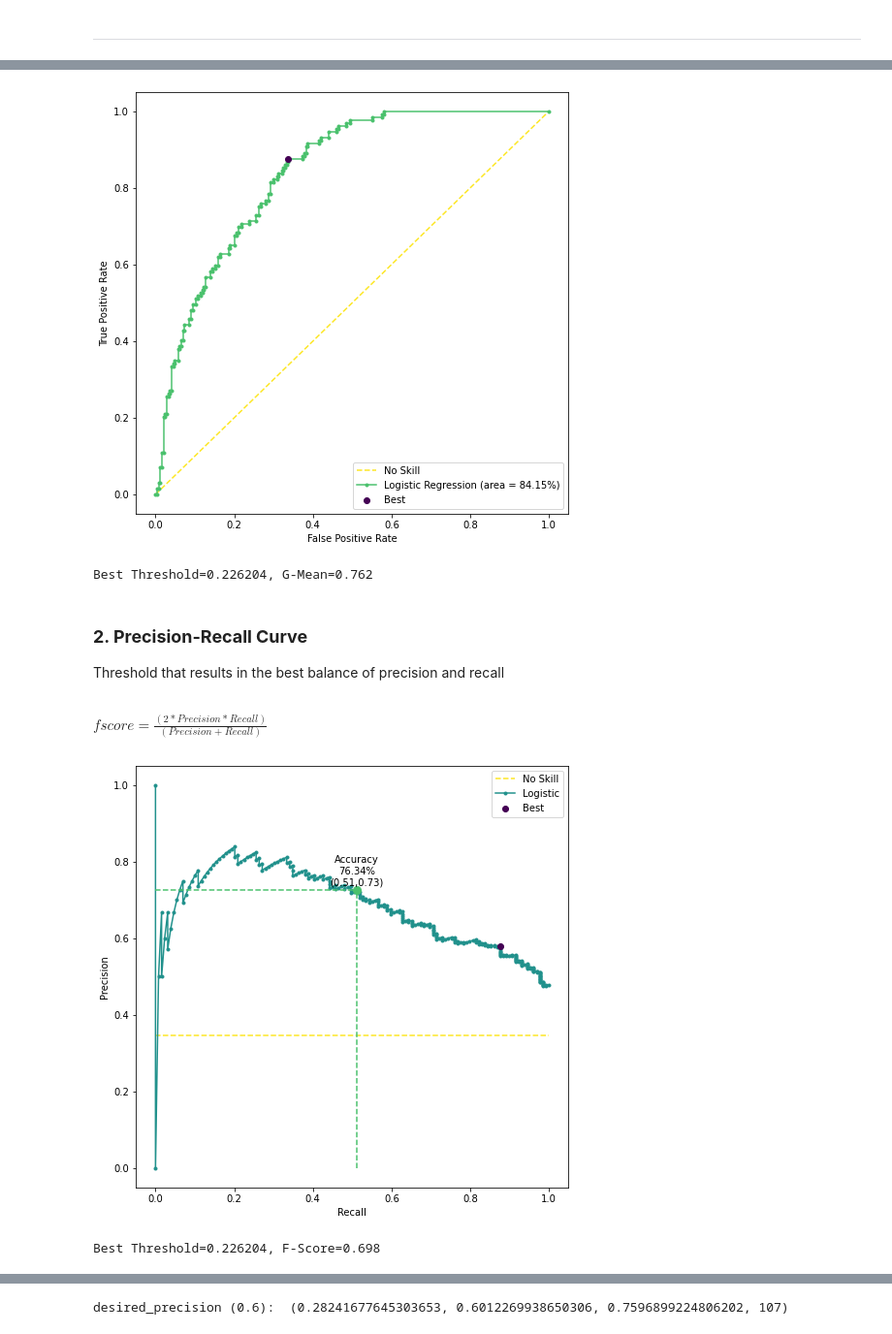
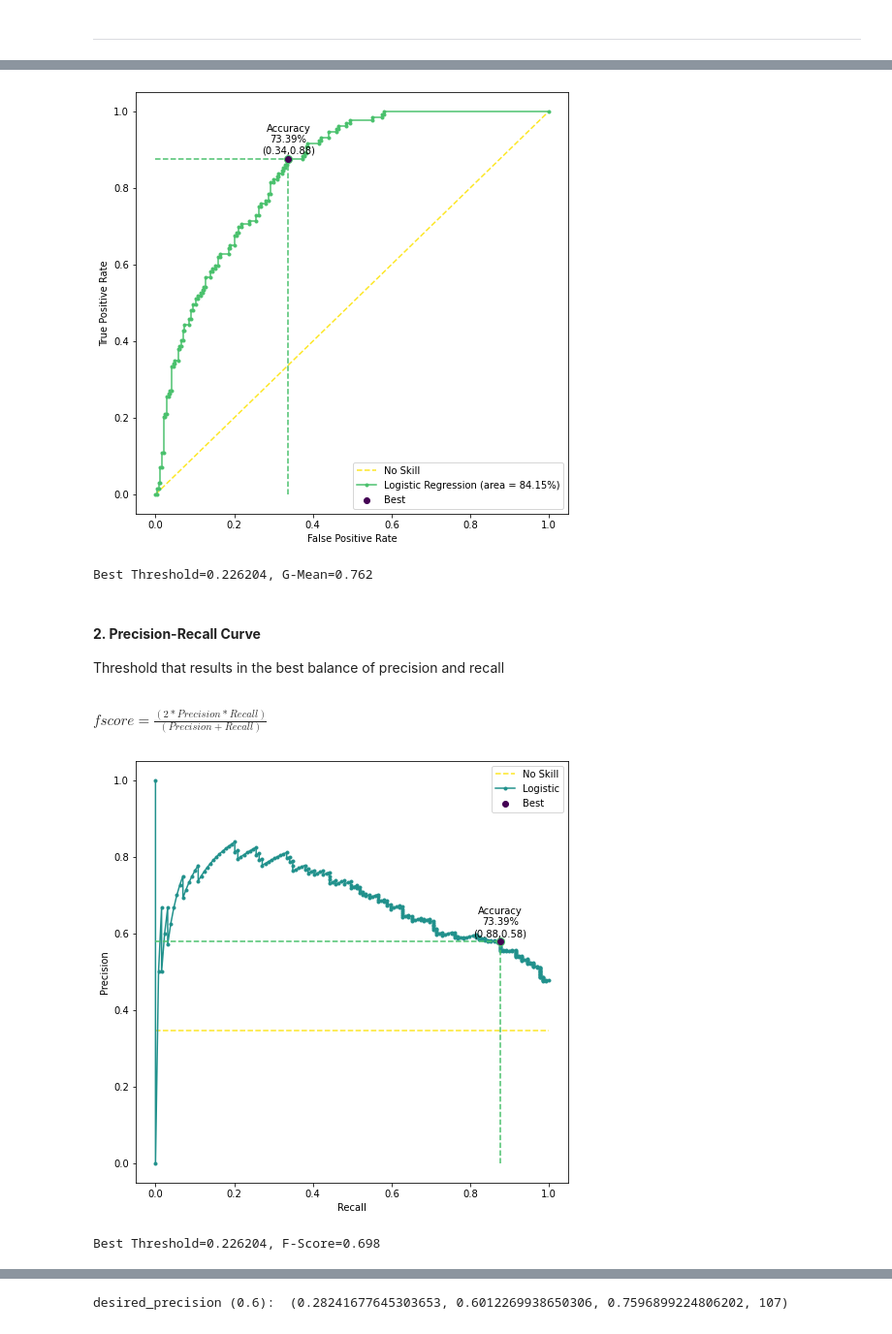
Before and after one commit to samuel-haddad/LogitReview, a Jupyter notebook: logit_model_review.ipynb, the cells around one changed output, grey strips where cells are left out. Shown at 97% size. Cells and saved outputs as stored; diff of their text form; code cells hidden in the pictures.

```diff
--- a/logit_model_review.ipynb
+++ b/logit_model_review.ipynb
@@ -407,9 +390,6 @@ Threshold with the optimal balance between false positive and true positive rate
 J = Sensitivity + Specifity - 1$ <br>
 $\quad \quad \quad \quad \quad \quad \quad \quad \quad \quad \quad \quad \quad \quad \quad \quad \quad \quad \quad \quad \quad = TruePositiveRate - FalsePositiveRate$
 # %%
-from numpy import sqrt
-from numpy import argmax
-
 # calculate roc curves
 fpr, tpr, thresholds = roc_curve(y_test, yhat)
 
@@ -432,6 +412,23 @@ plt.plot([0,1], [0,1], linestyle='--', label='No Skill', color='#fde725', zorder
 plt.plot(fpr, tpr,  color='#4ac16d', marker='.', zorder=2, label='Logistic Regression (area = {}%)'.format((roc_auc_score(y_test, logreg.predict_proba(X_test)[:,1])*100).round(2)))
 plt.scatter(fpr[ix], tpr[ix], marker='o', color='#440154', label='Best', zorder=3)
 
+# y_pred for the accuracy calculation
+y_pred = np.where(yhat> thresholds[ix], 1, 0)
+y_pred
+
+# plot the accuracy point
+accuracy = ((metrics.accuracy_score(y_test, y_pred)*100).round(2))
+
+plt.plot([fpr[ix], fpr[ix]], [0,tpr[ix]], linestyle='--',  color='#4ac16d')
+plt.plot([0, fpr[ix]], [tpr[ix], tpr[ix]], linestyle='--',  color='#4ac16d')
+plt.text(fpr[ix],tpr[ix]+0.05,'Accuracy\n{}%\n({},{})'
+                                                        .format(accuracy
+                                                                ,((fpr[ix]).round(2))
+                                                                ,((tpr[ix]).round(2))
+                                                                )
+                                                        , horizontalalignment='center', verticalalignment='center')
+plt.plot(fpr[ix],tpr[ix], 'r+', marker='o', color='#4ac16d',markersize=8)
+
 # axis labels
 plt.xlabel('False Positive Rate')
 plt.ylabel('True Positive Rate')
@@ -441,24 +438,14 @@ plt.legend()
 plt.show()
 print('Best Threshold=%f, G-Mean=%.3f' % (thresholds[ix], gmeans[ix]))
 # %% [output]
-[figure, old version]
+[figure, new version]
 Best Threshold=0.226204, G-Mean=0.762
 # %% [markdown]
-### **2. Precision-Recall Curve**
+#### **2. Precision-Recall Curve**
 Threshold that results in the best balance of precision and recall
 
 <br>$fscore = \frac{(2*Precision*Recall)}{(Precision + Recall)}$
 # %%
-from numpy import argmax
-from sklearn.linear_model import LogisticRegression
-from sklearn.model_selection import train_test_split
-from sklearn.metrics import precision_recall_curve
-from matplotlib import pyplot
-
-
-# locate the index of the largest f score
-ix = argmax(fscore)
-
 ### Predict test_y values and probabilities based on fitted logistic regression model
 yhat = logreg.predict_proba(X_test)
 
@@ -472,50 +459,50 @@ precision, recall, thresholds = precision_recall_curve(y_test, yhat)
 fscore = ((2 * precision * recall) / (precision + recall))
 fscore = fscore[~np.isnan(fscore)]
 
 # locate the index of the largest f score
 ix = argmax(fscore)
 
 # plot the roc curve for the model
 plt.figure(figsize=(8, 8))
 no_skill = len(y_test[y_test==1]) / len(y_test)
-pyplot.plot([0,1], [no_skill,no_skill], linestyle='--', zorder=1, label='No Skill', color='#fde725')
-pyplot.plot(recall, precision, marker='.', zorder=2, label='Logistic', color='#21918c')
-pyplot.scatter(recall[ix], precision[ix], marker='o', zorder=3, color='#440154', label='Best')
-
-# axis labels
-pyplot.xlabel('Recall')
-pyplot.ylabel('Precision')
-pyplot.legend()
+plt.plot([0,1], [no_skill,no_skill], linestyle='--', zorder=1, label='No Skill', color='#fde725')
+plt.plot(recall, precision, marker='.', zorder=2, label='Logistic', color='#21918c')
+plt.scatter(recall[ix], precision[ix], marker='o', zorder=3, color='#440154', label='Best')
 
 
+# y_pred for the accuracy calculation
+y_pred = np.where(yhat> thresholds[ix], 1, 0)
+y_pred
 
 # plot the accuracy point
 accuracy = ((metrics.accuracy_score(y_test, y_pred)*100).round(2))
-precision = metrics.precision_score(y_test, y_pred)
-recall = metrics.recall_score(y_test, y_pred)
 
-plt.plot([recall, recall], [0,precision], linestyle='--',  color='#4ac16d')
-plt.plot([0, recall], [precision, precision], linestyle='--',  color='#4ac16d')
-plt.text(recall,precision+0.05,'Accuracy\n{}%\n({},{})'
+plt.plot([recall[ix], recall[ix]], [0,precision[ix]], linestyle='--',  color='#4ac16d')
+plt.plot([0, recall[ix]], [precision[ix], precision[ix]], linestyle='--',  color='#4ac16d')
+plt.text(recall[ix],precision[ix]+0.05,'Accuracy\n{}%\n({},{})'
                                                         .format(accuracy
-                                                                ,((recall).round(2))
-                                                                ,((precision).round(2))
+                                                                ,((recall[ix]).round(2))
+                                                                ,((precision[ix]).round(2))
                                                                 )
                                                         , horizontalalignment='center', verticalalignment='center')
-plt.plot(recall,precision, 'r+', marker='o', color='#4ac16d',markersize=8)
+plt.plot(recall[ix],precision[ix], 'r+', marker='o', color='#4ac16d',markersize=8)
 
+# axis labels
+plt.xlabel('Recall')
+plt.ylabel('Precision')
+plt.legend()
 
 # axis labels
 plt.xlabel('Recall')
 plt.ylabel('Precision')
 
 # show the legend
 plt.legend()
 
 # show the plot
-pyplot.show();
+plt.show();
 print('Best Threshold=%f, F-Score=%.3f' % (thresholds[ix], fscore[ix]))
 # %% [output]
-[figure, old version]
+[figure, new version]
 Best Threshold=0.226204, F-Score=0.698
 # %% [markdown]
```
Also changed, not shown: parts of 43 cells of this notebook.
